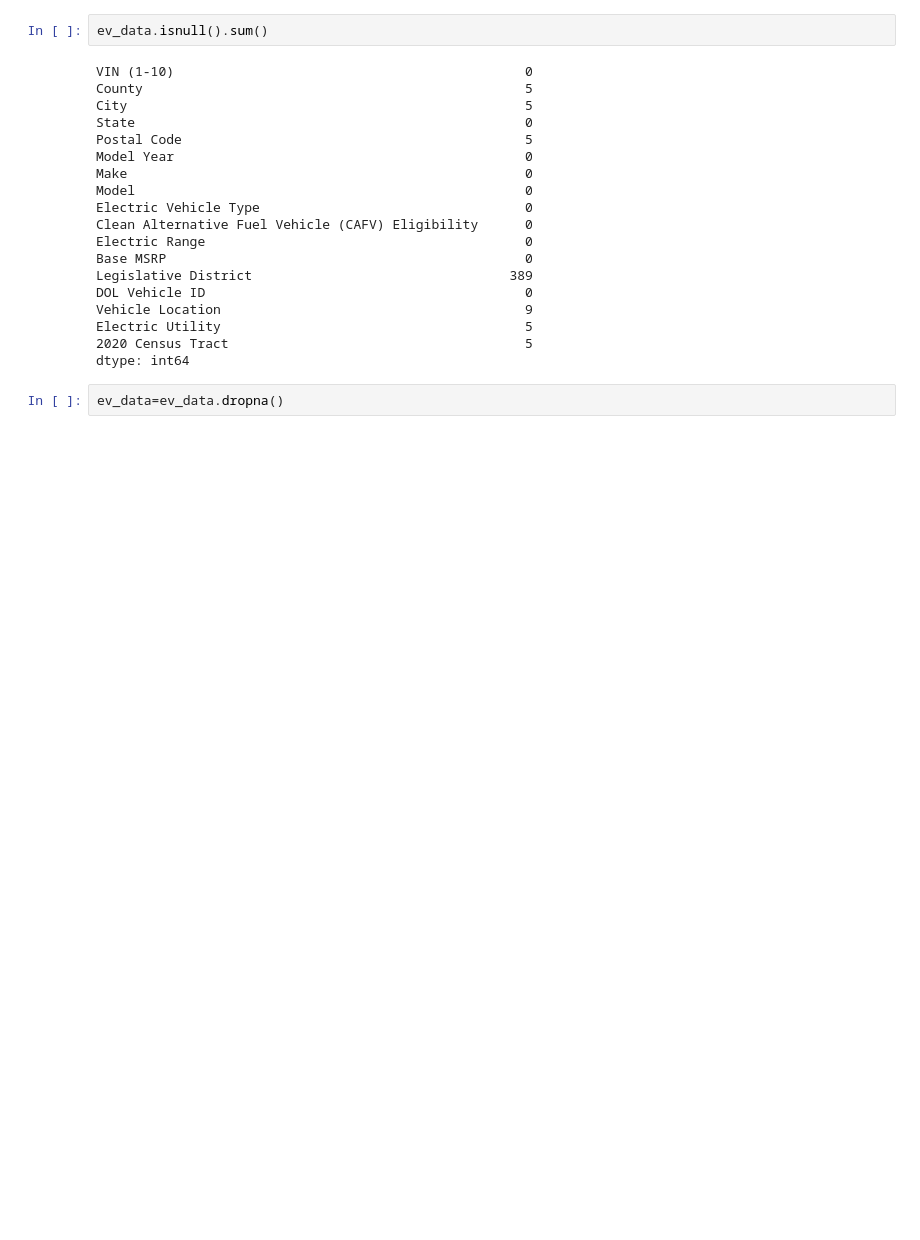
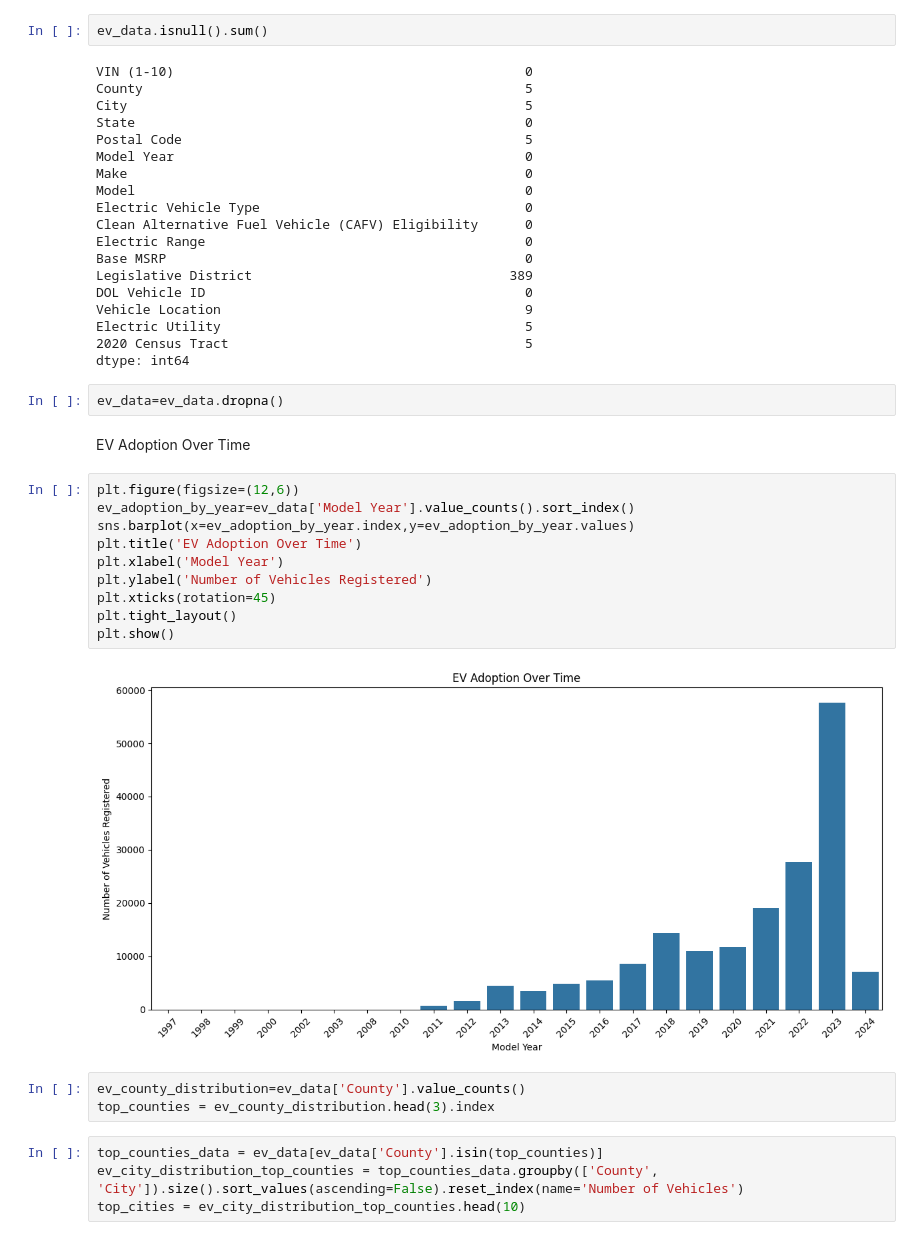
Before and after one commit to sulebalaban/Electric-Vehicles-Market-Size-Analysis-using-Python, a Jupyter notebook: Electric _Vehicles.ipynb, the cells around one changed output. Cells and saved outputs as stored; diff of their text form; blank space fills up the shorter version.

```diff
--- a/Electric _Vehicles.ipynb
+++ b/Electric _Vehicles.ipynb
@@ -54,3 +54,24 @@ Electric Utility                                       5
 dtype: int64
 # %%
 ev_data=ev_data.dropna()
+# %% [markdown]
+ EV Adoption Over Time
+# %%
+plt.figure(figsize=(12,6))
+ev_adoption_by_year=ev_data['Model Year'].value_counts().sort_index()
+sns.barplot(x=ev_adoption_by_year.index,y=ev_adoption_by_year.values)
+plt.title('EV Adoption Over Time')
+plt.xlabel('Model Year')
+plt.ylabel('Number of Vehicles Registered')
+plt.xticks(rotation=45)
+plt.tight_layout()
+plt.show()
+# %% [output]
+[figure, added]
+# %%
+ev_county_distribution=ev_data['County'].value_counts()
+top_counties = ev_county_distribution.head(3).index
+# %%
+top_counties_data = ev_data[ev_data['County'].isin(top_counties)]
+ev_city_distribution_top_counties = top_counties_data.groupby(['County', 'City']).size().sort_values(ascending=False).reset_index(name='Number of Vehicles')
+top_cities = ev_city_distribution_top_counties.head(10)
```
Also changed, not shown: parts of 3 cells of this notebook.
